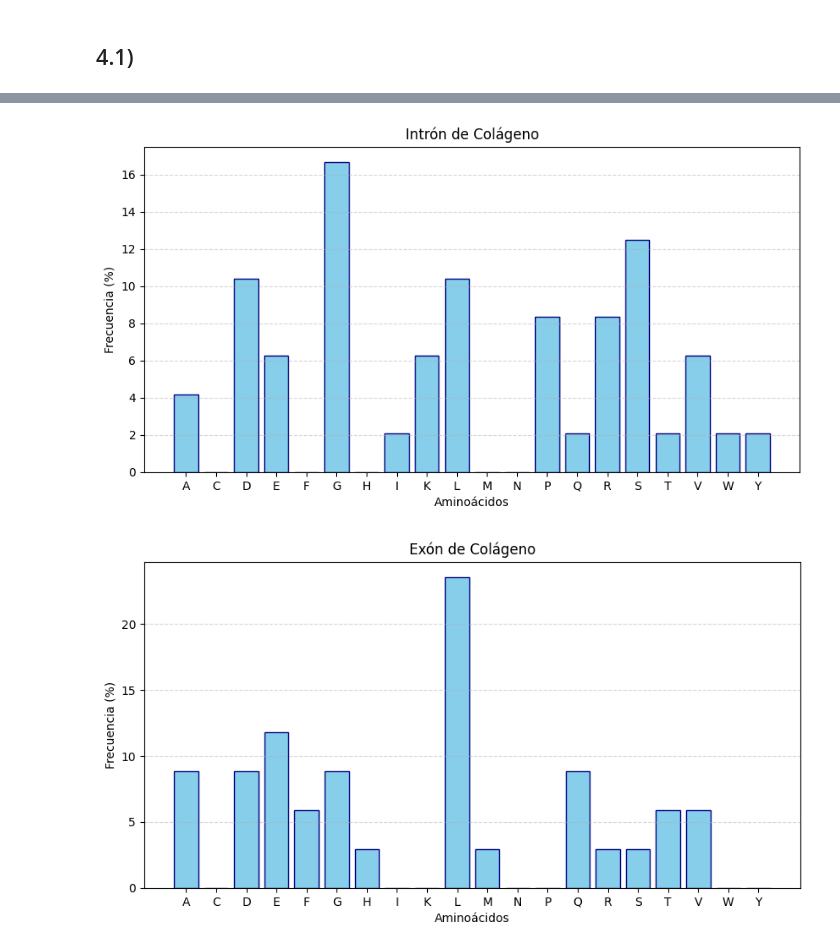
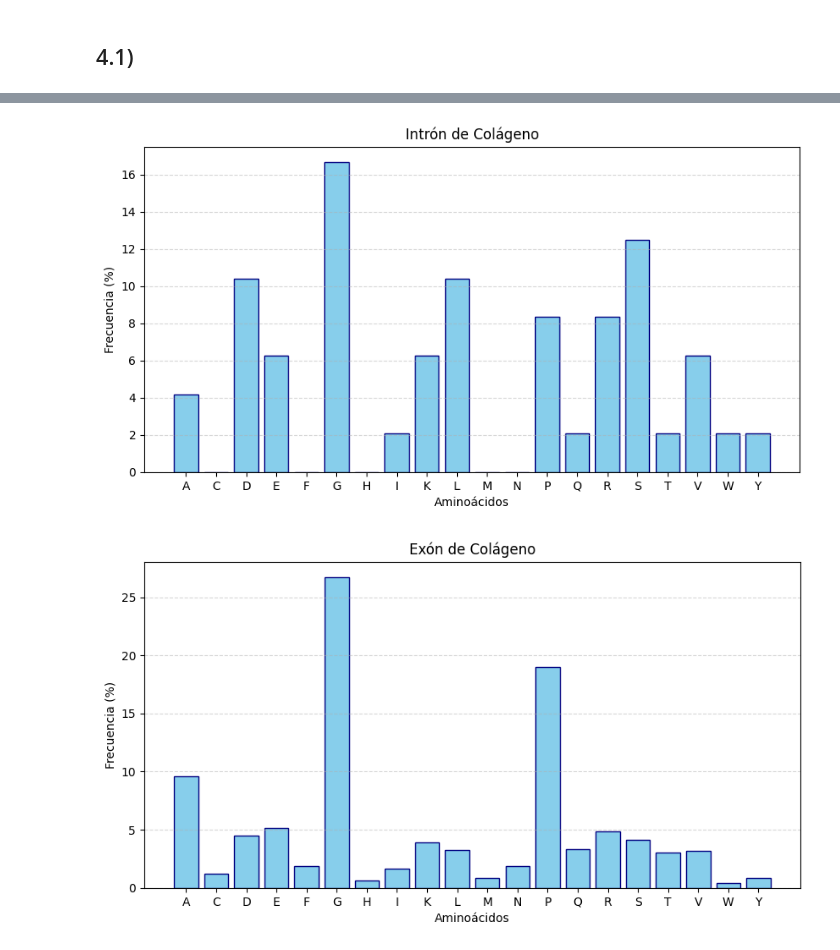
Before and after one commit to Nicowkra/BioInfoTps, a Jupyter notebook: TP1/TP1.ipynb, the cells around one changed output, grey strips where cells are left out. Saved outputs shown, nothing was run; the diff lists cells and outputs as text; code cells hidden in the pictures.

```diff
--- a/TP1/TP1.ipynb
+++ b/TP1/TP1.ipynb
@@ -659,22 +659,53 @@ graficarFreq(calcFreq(traducirRand(adnRand)),titulo="Secuencia de ADN al azar")
 # %%
 #b)
+def extraerExoIntro(record): # Extraemos los intrones y exones usando la locacion de regiones codificantes
+    listaExones = []
+    listaIntrones = []
+
+    for feature in record.features:
+        if feature.type == 'CDS':
+            partes = list(feature.location.parts)
+
+            for parte in partes:
+                inicioExon = int(parte.start)
+                finExon = int(parte.end)
+                listaExones.append([inicioExon, finExon])
+
+            for i in range(len(partes) - 1):
+                inicioIntron = int(partes[i].end)
+                finIntron = int(partes[i+1].start)
+
+                if inicioIntron < finIntron:
+                    listaIntrones.append([inicioIntron, finIntron])
+
+            break
+    return listaExones, listaIntrones
+
 colageno = getGen("NG_007400.1")
 lacz = getGen("V00296.1")
 
+misExones, misIntrones = extraerExoIntro(colageno)
 
-seqExon = str(colageno.seq[5126:5229]) # Ubicación de exones e intrones sacadas de los Features de NCBI
-seqIntron = str(colageno.seq[5229:6692])
+exones= []
+intrones = []
+for secu in misExones:
+    exones.append(str(colageno.seq[secu[0]:secu[1]]))
+for secu in misIntrones:
+    intrones.append(str(colageno.seq[secu[0]:secu[1]]))
+
+exonesTotal = "".join(exones)
+intronesTotal = "".join(intrones)
 seqLacz = str(lacz.seq)
 
-protExon = traducir(seqExon)
-protIntron = traducir(seqIntron)
+protExon = traducir(exonesTotal)
+protIntron = traducir(intronesTotal)
 protLacz = traducir(seqLacz)
 
 graficarFreq(calcFreq(protIntron), titulo="Intrón de Colágeno")
 graficarFreq(calcFreq(protExon), titulo="Exón de Colágeno")
 graficarFreq(calcFreq(protLacz), titulo="lacZ de E. coli")
 # %% [output]
 [figure]
-[figure, old version]
+[figure, new version]
 [figure]
 # %% [markdown]
```
Also changed, not shown: parts of 8 cells of this notebook.
